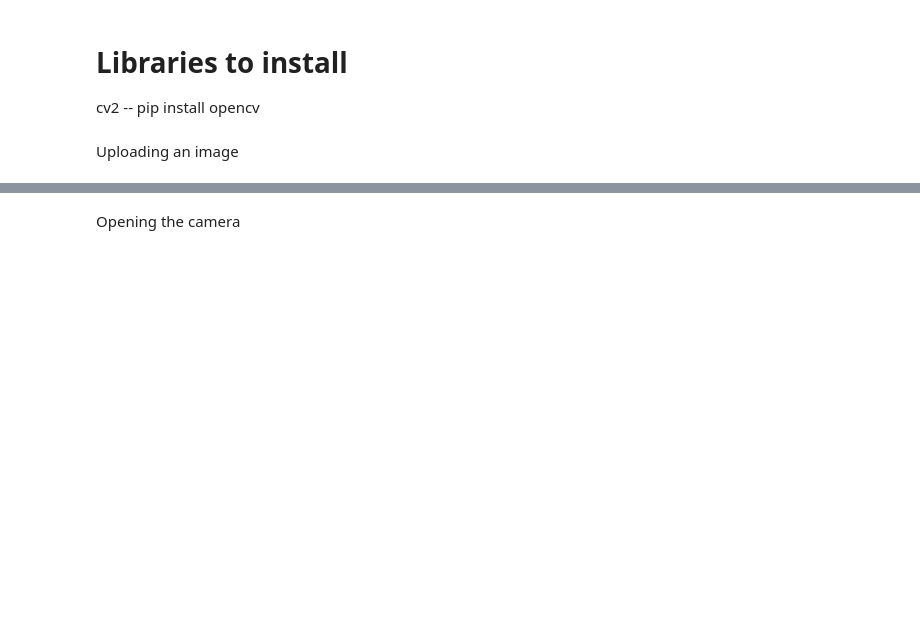
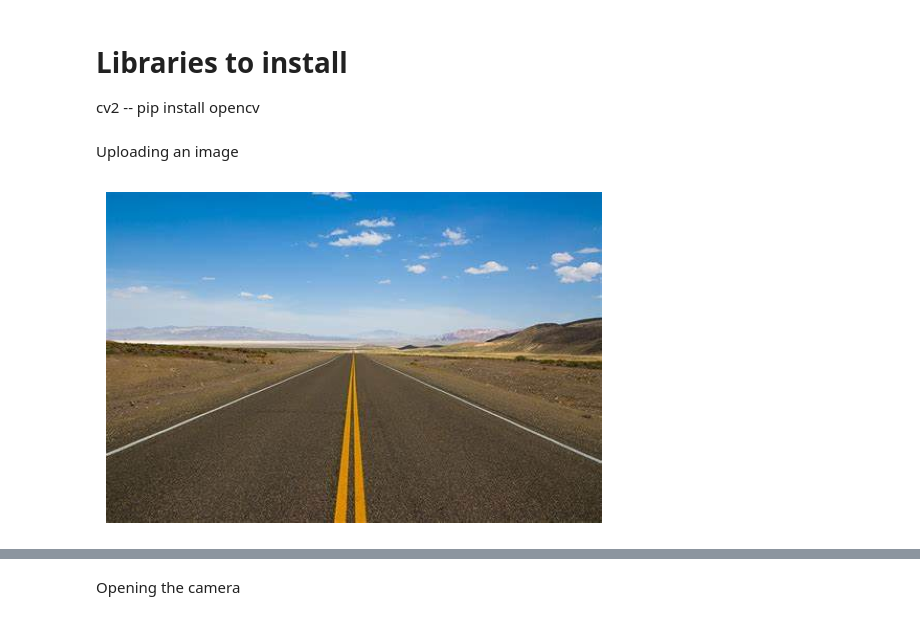
Before and after one commit to CarlosGarcia-YK/Workshop_ArtificialVision, a Jupyter notebook: Codigo_Dia1.ipynb, the cells around one changed output, grey strips where cells are left out. Saved outputs shown, nothing was run; the diff lists cells and outputs as text; code cells hidden in the pictures; blank space fills up the shorter version.

Commit message:
Adding the steps to images and canny filter to hough lines

```diff
--- a/Codigo_Dia1.ipynb
+++ b/Codigo_Dia1.ipynb
@@ -7,2 +9,12 @@ import cv2
 # %% [markdown]
 Uploading  an image
+# %%
+image_path = r'day1_images\1.jpeg'  # Asegúrate de que exista
+image = cv2.imread(image_path)
+image_rgb = cv2.cvtColor(image, cv2.COLOR_BGR2RGB)
+
+plt.imshow(image_rgb)
+plt.axis('off')
+plt.show()
+# %% [output]
+[figure, added]
```
Also changed, not shown: parts of 5 cells of this notebook, 2 other files.
